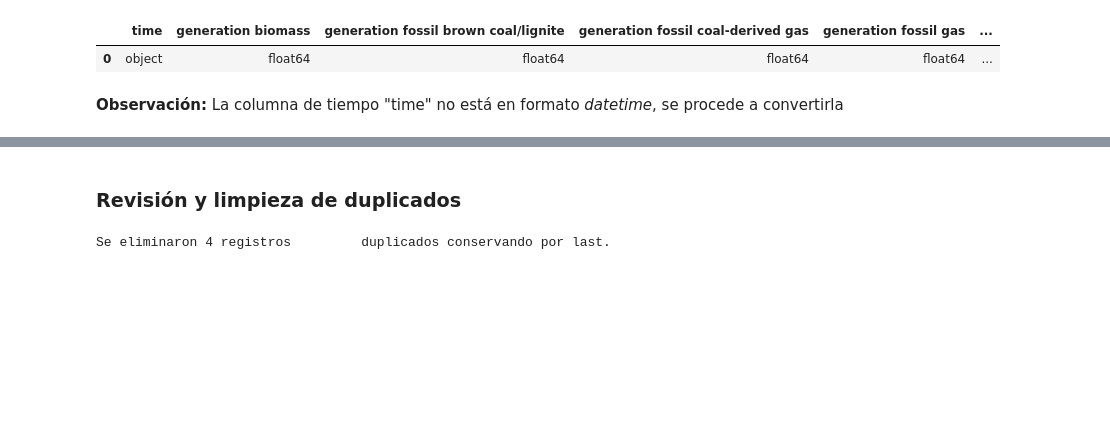
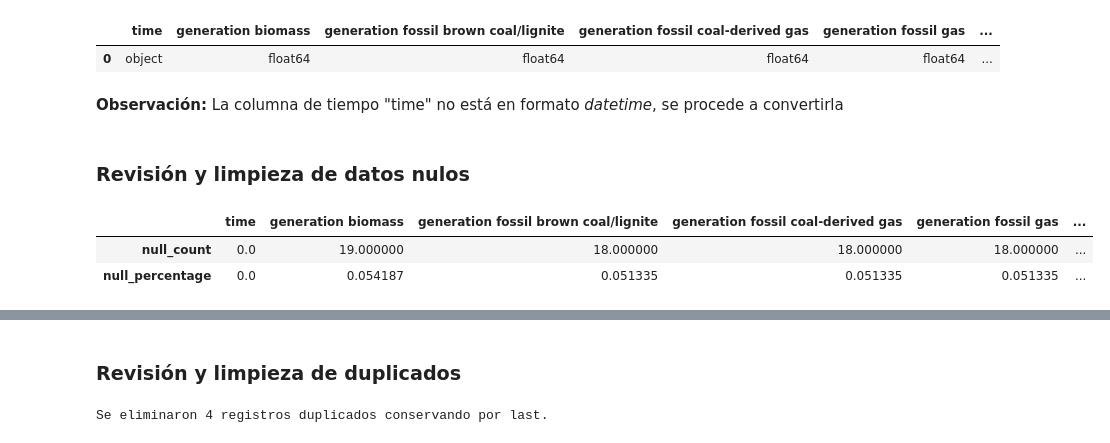
Before and after one commit to pablofem/TFM, a Jupyter notebook: EDA_AND_DATA_PREPARATION.ipynb, the cells around one changed output, grey strips where cells are left out. Cells and saved outputs as stored; diff of their text form; code cells hidden in the pictures; blank space fills up the shorter version.

```diff
--- a/EDA_AND_DATA_PREPARATION.ipynb
+++ b/EDA_AND_DATA_PREPARATION.ipynb
@@ -43,3 +43,11 @@ pd.DataFrame(energy.dtypes).T
 **Observación:** La columna de tiempo "time" no está en formato *datetime*, se procede a convertirla
 # %%
 energy["time"] = pd.to_datetime(energy["time"].str[0:-6])
+# %% [markdown]
+### **Revisión y limpieza de datos nulos**
+# %%
+check_null_values(energy)
+# %% [output]
+|  | time | generation biomass | generation fossil brown coal/lignite | generation fossil coal-derived gas | generation fossil gas | ... |
+| null_count | 0.0 | 19.000000 | 18.000000 | 18.000000 | 18.000000 | ... |
+| null_percentage | 0.0 | 0.054187 | 0.051335 | 0.051335 | 0.051335 | ... |
```
Also changed, not shown: parts of 26 cells of this notebook, 14 other files.
